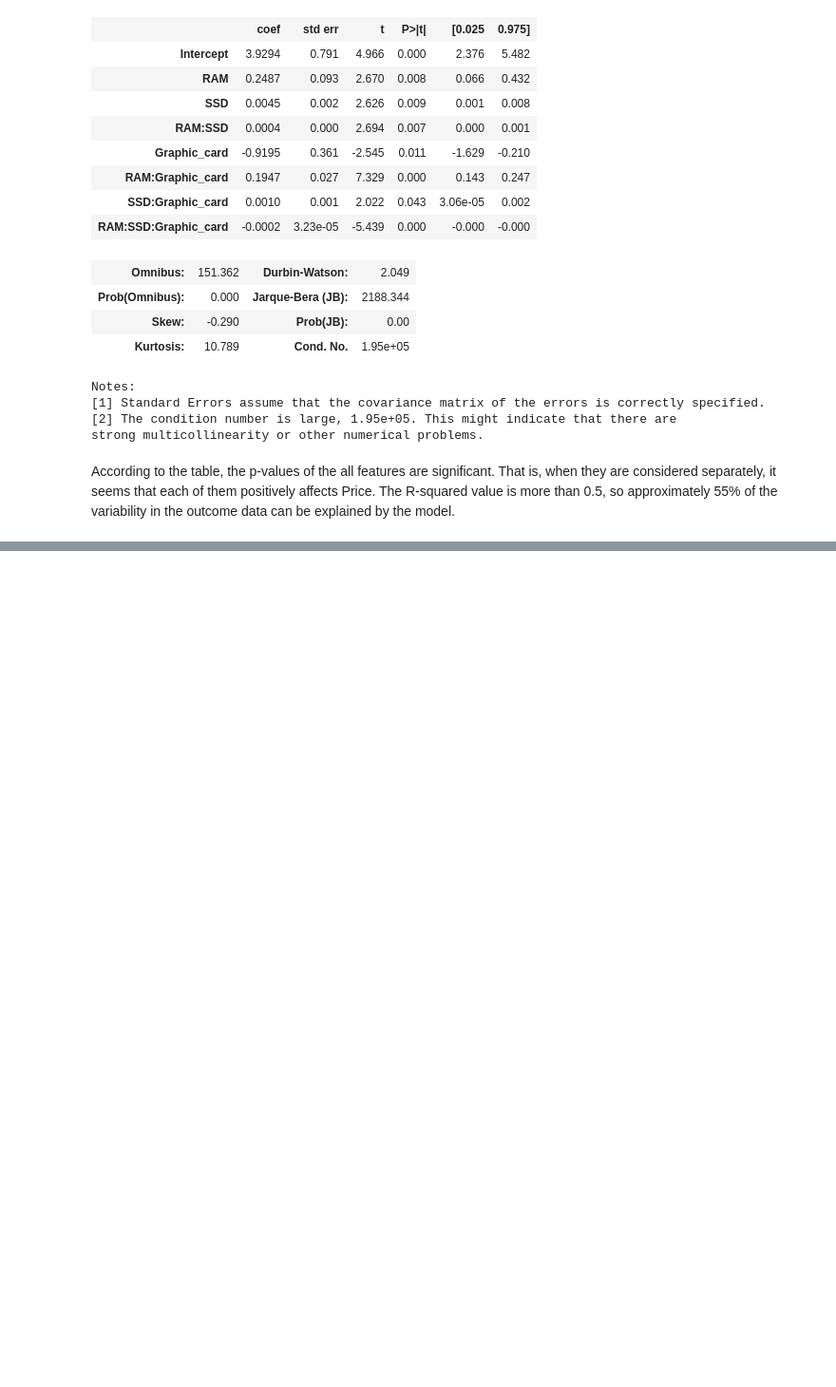
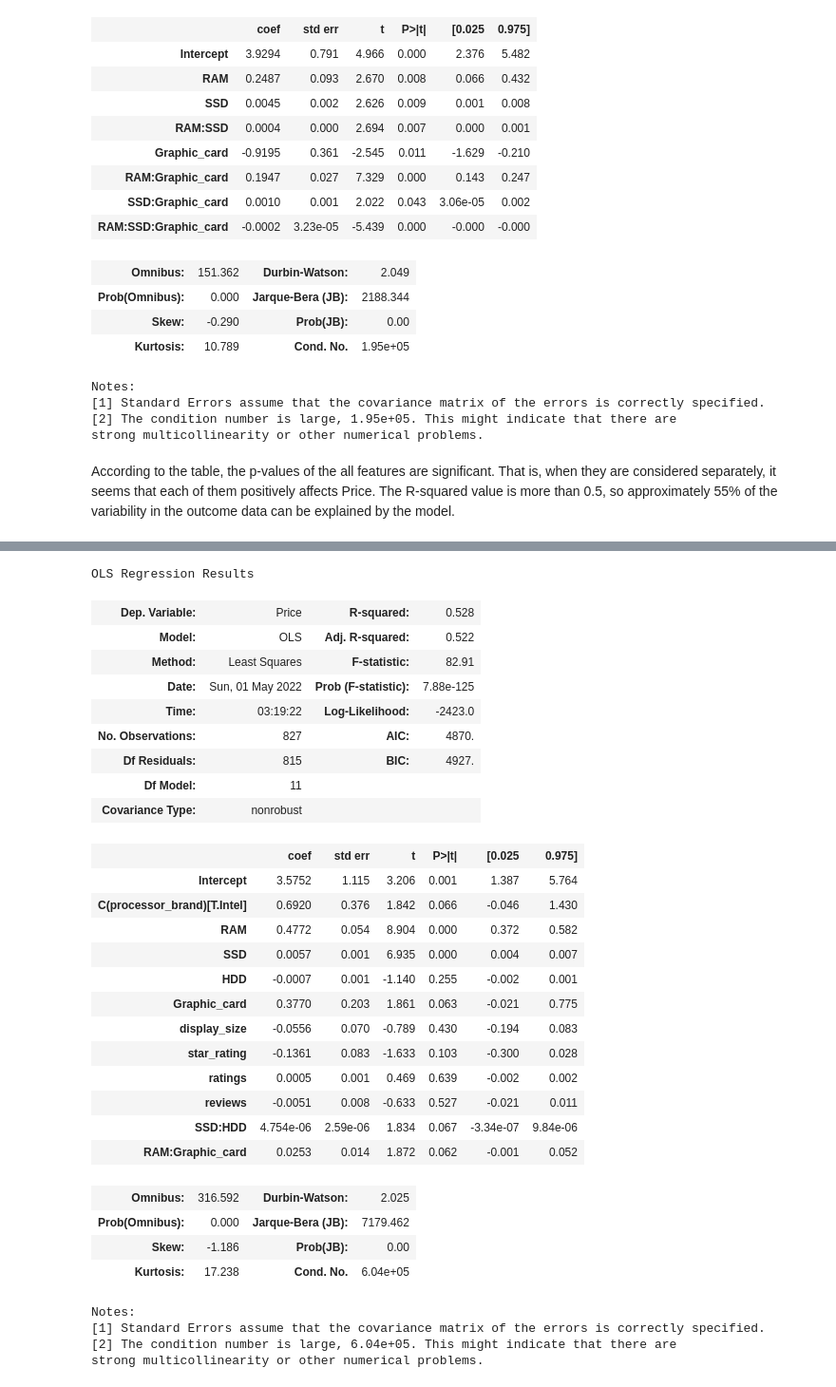
Before and after one commit to Moojun/study_ML, a Jupyter notebook: 2.Data_Analysis/src/1_Regression.ipynb, the cells around one changed output, grey strips where cells are left out. Shown: that part at 95% size. Drawn from its saved outputs; the diff is of its cells as text; code cells hidden in the pictures; blank space fills up the shorter version.

```diff
--- a/2.Data_Analysis/src/1_Regression.ipynb
+++ b/2.Data_Analysis/src/1_Regression.ipynb
@@ -536,0 +612,57 @@ The R-squared value is more than 0.5, so approximately 55% of the variability in
+# %%
+# Using a dummy varaible: processor_brand
+
+def ols_formula(df, dependent_var, *excluded_cols):
+    """
+    Generates the R style formula for statsmodels (patsy) given
+    the dataframe, dependent variable and optional excluded columns
+    as strings
+    """
+    df_columns = list(df.columns.values)
+    df_columns.remove(dependent_var)
+    for col in excluded_cols:
+        df_columns.remove(col)
+    return dependent_var + ' ~ ' + ' + '.join(df_columns)
+
+# Erase qualitative predictors
+# add synergy term: SSD:HDD, RAM:Graphic_card
+form = ols_formula(Laptop_df, "Price", "brand", "model", "processor_brand", "processor_name",
+                  "weight", "Touchscreen", "msoffice") + " + SSD:HDD \
+                    + RAM:Graphic_card + C(processor_brand) "
+ols_smf = smf.ols(formula = form, data = Laptop_df)
+
+# fitted model and summary
+ols_smf_results = ols_smf.fit()
+ols_smf_results.summary()
+# %% [output]
+OLS Regression Results
+| Dep. Variable: | Price | R-squared: | 0.528 |
+| Model: | OLS | Adj. R-squared: | 0.522 |
+| Method: | Least Squares | F-statistic: | 82.91 |
+| Date: | Sun, 01 May 2022 | Prob (F-statistic): | 7.88e-125 |
+| Time: | 03:19:22 | Log-Likelihood: | -2423.0 |
+| No. Observations: | 827 | AIC: | 4870. |
+| Df Residuals: | 815 | BIC: | 4927. |
+| Df Model: | 11 |  |  |
+| Covariance Type: | nonrobust |  |  |
+|  | coef | std err | t | P>|t| | [0.025 | 0.975] |
+| Intercept | 3.5752 | 1.115 | 3.206 | 0.001 | 1.387 | 5.764 |
+| C(processor_brand)[T.Intel] | 0.6920 | 0.376 | 1.842 | 0.066 | -0.046 | 1.430 |
+| RAM | 0.4772 | 0.054 | 8.904 | 0.000 | 0.372 | 0.582 |
+| SSD | 0.0057 | 0.001 | 6.935 | 0.000 | 0.004 | 0.007 |
+| HDD | -0.0007 | 0.001 | -1.140 | 0.255 | -0.002 | 0.001 |
+| Graphic_card | 0.3770 | 0.203 | 1.861 | 0.063 | -0.021 | 0.775 |
+| display_size | -0.0556 | 0.070 | -0.789 | 0.430 | -0.194 | 0.083 |
+| star_rating | -0.1361 | 0.083 | -1.633 | 0.103 | -0.300 | 0.028 |
+| ratings | 0.0005 | 0.001 | 0.469 | 0.639 | -0.002 | 0.002 |
+| reviews | -0.0051 | 0.008 | -0.633 | 0.527 | -0.021 | 0.011 |
+| SSD:HDD | 4.754e-06 | 2.59e-06 | 1.834 | 0.067 | -3.34e-07 | 9.84e-06 |
+| RAM:Graphic_card | 0.0253 | 0.014 | 1.872 | 0.062 | -0.001 | 0.052 |
+| Omnibus: | 316.592 | Durbin-Watson: | 2.025 |
+| Prob(Omnibus): | 0.000 | Jarque-Bera (JB): | 7179.462 |
+| Skew: | -1.186 | Prob(JB): | 0.00 |
+| Kurtosis: | 17.238 | Cond. No. | 6.04e+05 |
+Notes:
+[1] Standard Errors assume that the covariance matrix of the errors is correctly specified.
+[2] The condition number is large, 6.04e+05. This might indicate that there are
+strong multicollinearity or other numerical problems.
```
Also changed, not shown: parts of 23 cells of this notebook.
